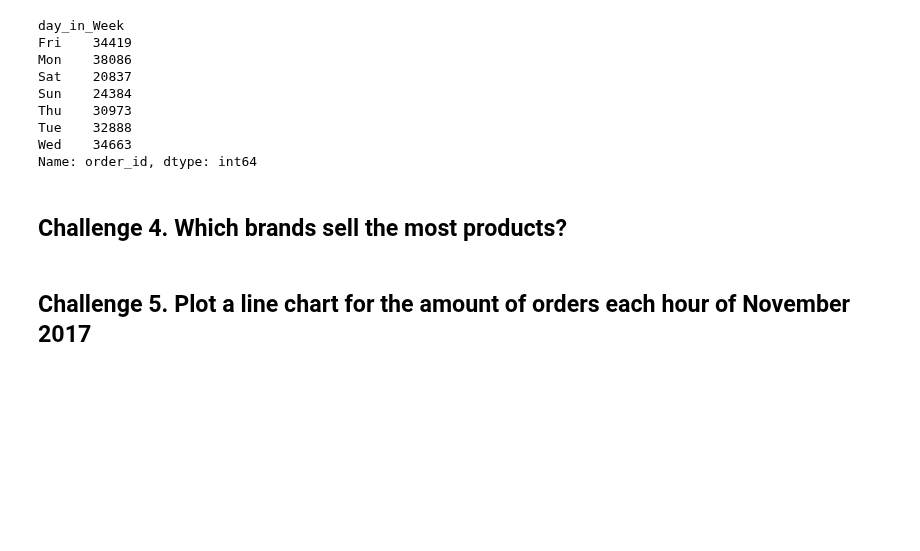
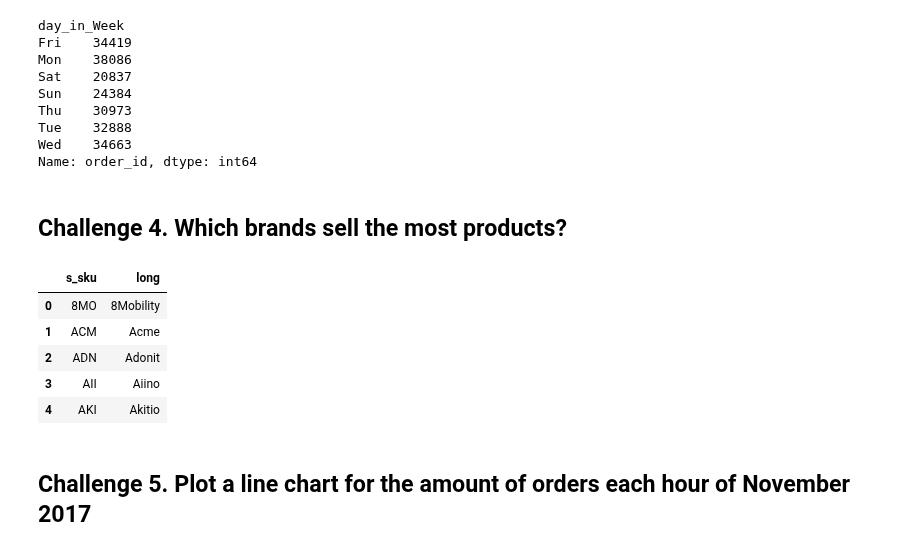
Before and after one commit to PhoenixCC0722/JoinTheGame_Magist, a Jupyter notebook: 3_1_4_groupby_challenges.ipynb, the cells around one changed output. Saved outputs shown, nothing was run; the diff lists cells and outputs as text; code cells hidden in the pictures; blank space fills up the shorter version.

```diff
--- a/3_1_4_groupby_challenges.ipynb
+++ b/3_1_4_groupby_challenges.ipynb
@@ -444,3 +455,20 @@ Name: order_id, dtype: int64
+# %%
+# 1. merge the brands.scv and the ol_df dataframe
+br_df = brands.copy()
+br_df.head() # column names: short, long
+ol_df.head()
+# rename the column from the brands
+br_df.rename(columns={'short':'s_sku'}, inplace=True)
+br_df.head()
+# copy the column and rename it as s_sku in or_df
+or_df['s_sku'] =
+# %% [output]
+|  | s_sku | long |
+| 0 | 8MO | 8Mobility |
+| 1 | ACM | Acme |
+| 2 | ADN | Adonit |
+| 3 | AII | Aiino |
+| 4 | AKI | Akitio |
 # %% [markdown]
 ## Challenge 5. Plot a line chart for the amount of orders each hour of November 2017
 # %%
```
Also changed, not shown: parts of 3 cells of this notebook.
